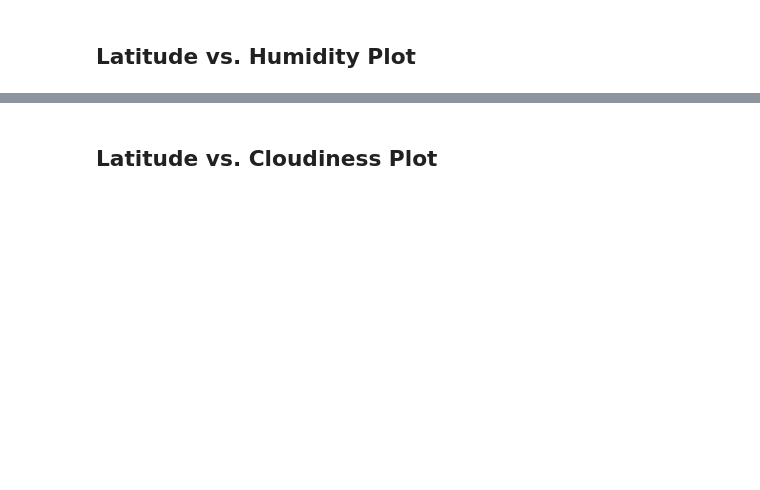
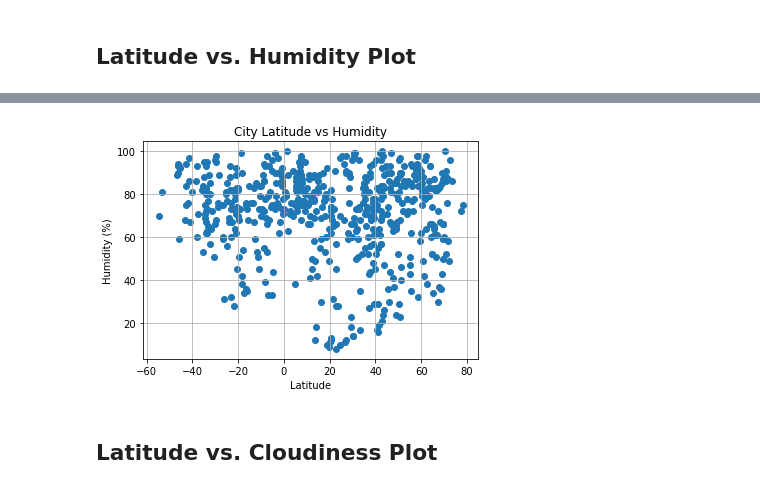
Before and after one commit to amendoza1990/python-api-challenge, a Jupyter notebook: WeatherPy/WeatherPy.ipynb, the cells around one changed output, grey strips where cells are left out. Drawn from its saved outputs; the diff is of its cells as text; code cells hidden in the pictures; blank space fills up the shorter version.

```diff
--- a/WeatherPy/WeatherPy.ipynb
+++ b/WeatherPy/WeatherPy.ipynb
@@ -143,2 +231,19 @@ Int64Index([], dtype='int64')
+# %%
+latitude = clean_city_data["Lat"]
+humidity = clean_city_data["Humidity"]
+plt.scatter(latitude, humidity)
+
+#Add tittle and labels
+
+plt.title ("City Latitude vs Humidity" )
+plt.ylabel("Humidity (%)")
+plt.xlabel("Latitude")
+plt.grid(True)
+
+#Save as .png
+
+plt.savefig("output_data/latitude_vs_humidity.png")
+# %% [output]
+[figure, added]
 # %% [markdown]
 ## Latitude vs. Cloudiness Plot
```
Also changed, not shown: parts of 34 cells of this notebook, 7 other files.
